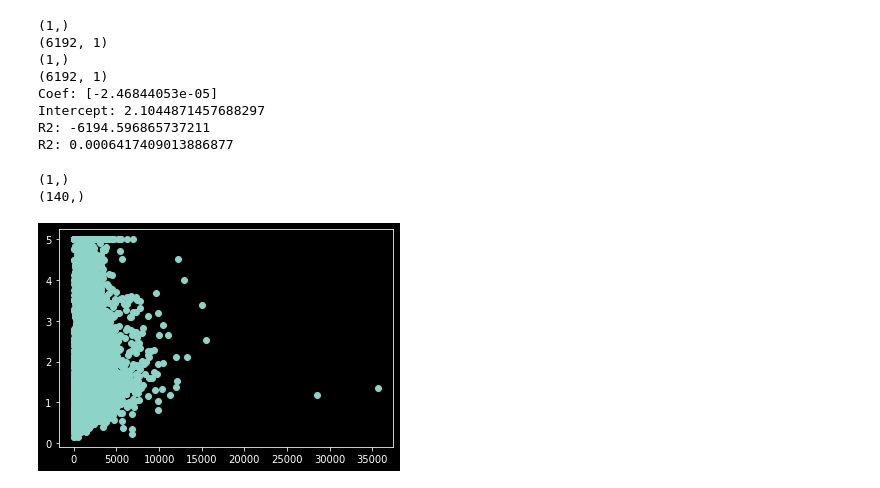
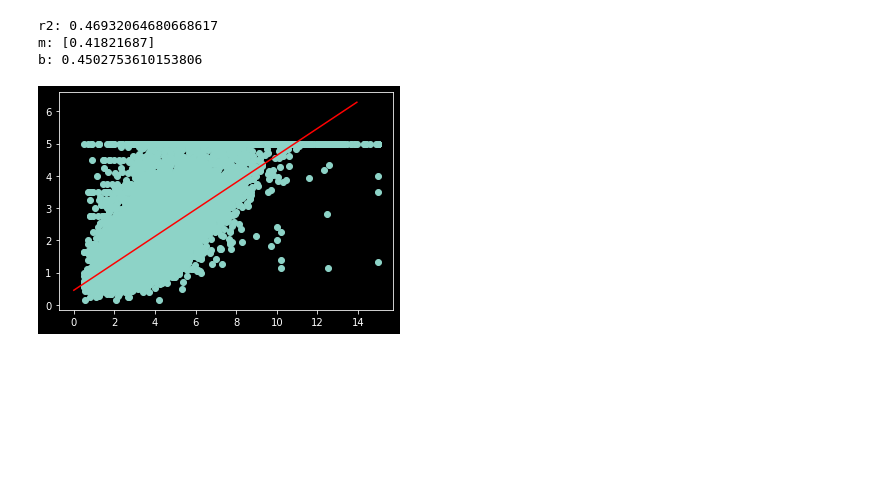
Before and after one commit to franneck94/UdemyML, a Jupyter notebook: Chapter05_Regression/LinRegImplementation/LinReg.ipynb, the cells around one changed output. Saved outputs shown, nothing was run; the diff lists cells and outputs as text; code cells hidden in the pictures; blank space fills up the shorter version.

```diff
--- a/Chapter05_Regression/LinRegImplementation/LinReg.ipynb
+++ b/Chapter05_Regression/LinRegImplementation/LinReg.ipynb
@@ -11,3 +4,6 @@ from sklearn.model_selection import train_test_split
 # %%
 dataset = fetch_california_housing()
+# %%
+x = dataset.data
+y = dataset.target
 # %% [markdown]
@@ -74,16 +65,10 @@ class LinearRegression:
         self.intercept_ = beta[0]
         self.coef_ = beta[1:]
 
-    def predict(self, x: np.ndarray) -> np.ndarray:
-        print(self.coef_.shape)
-        print(x.shape)
+    def predict(self, x: np.ndarray) -> None:
         y_pred = x * self.coef_ + self.intercept_
         return y_pred
 
-    def score(self, x: np.ndarray, y: np.ndarray):
+    def score(self, x: np.ndarray, y: np.ndarray) -> None:
         y_pred = self.predict(x)
-        y_mean = np.mean(y, axis=0)
-        numerator = np.sum((y - y_pred) ** 2)
-        denominator = np.sum((y - y_mean) ** 2)
-        r2_score = 1.0 - (numerator / denominator)
-        return r2_score
+        return r2_score(y, y_pred)
@@ -90,36 +78,26 @@ class LinearRegression:
 # %%
-x = dataset.data[:, [4]]
+x = dataset.data[:, [0]]
 y = dataset.target
 
 x_train, x_test, y_train, y_test = train_test_split(x, y, test_size=0.3)
 # %%
 regr = LinearRegression()
 regr.fit(x_train, y_train)
-y_pred = regr.predict(x_test)
-r2_own = regr.score(x_test, y_test)
-r2_sklearn = r2_score(y_test, y_pred)
+r2 = regr.score(x_test, y_test)
 
-print(f"Coef: {regr.coef_}")
-print(f"Intercept: {regr.intercept_}")
-print(f"R2: {r2_own}")
-print(f"R2: {r2_sklearn}")
+print(f"r2: {r2}")
+print(f"m: {regr.coef_}")
+print(f"b: {regr.intercept_}")
 # %% [output]
-(1,)
-(6192, 1)
-(1,)
-(6192, 1)
-Coef: [-2.46844053e-05]
-Intercept: 2.1044871457688297
-R2: -6194.596865737211
-R2: 0.0006417409013886877
+r2: 0.46932064680668617
+m: [0.41821687]
+b: 0.4502753610153806
 # %%
-x_arange = np.arange(start=3.0, stop=10.0, step=0.05)
-y_arange = regr.predict(x_arange)
+x_values = np.arange(start=0.0, stop=14.0, step=0.05).reshape((-1, 1))
+y_values = regr.predict(x_values)
 
 plt.scatter(x_train, y_train)
-plt.plot(x_arange, y_arange, color="red")
+plt.plot(x_values, y_values, color="red")
 plt.show()
 # %% [output]
-(1,)
-(140,)
-[figure, old version]
+[figure, new version]
```
Also changed, not shown: parts of 5 cells of this notebook, 1 other file.
